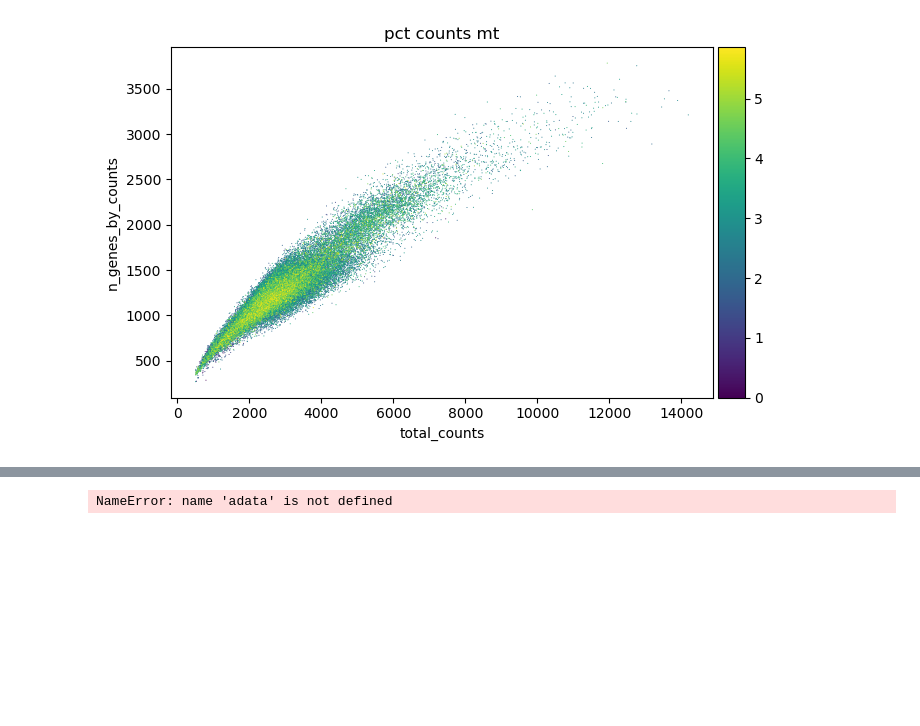
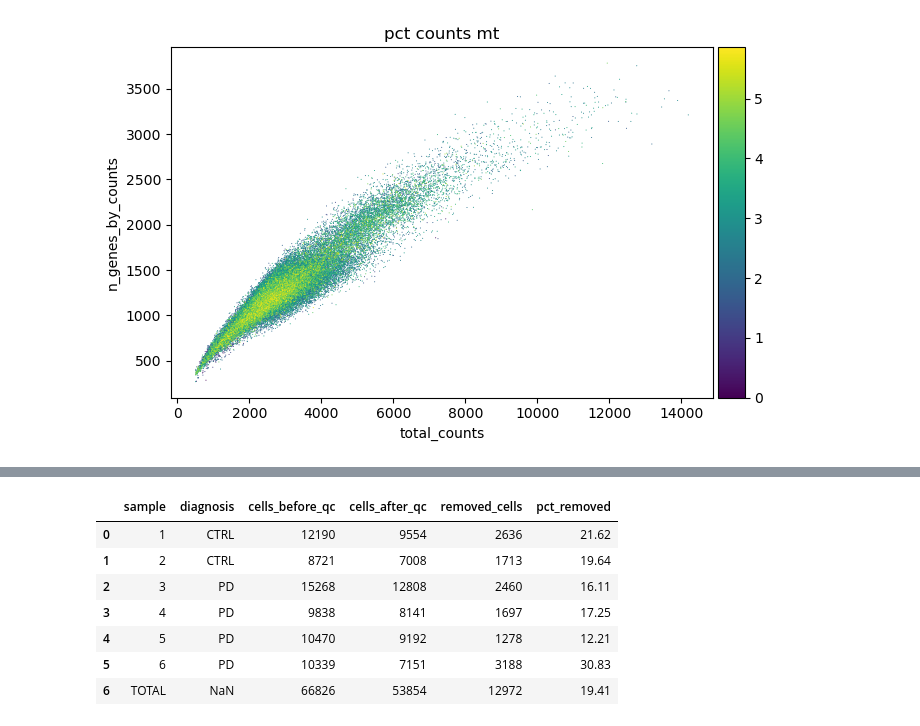
Before and after one commit to zeinabbh/M10, a Jupyter notebook: QC2.ipynb, the cells around one changed output, grey strips where cells are left out. Drawn from its saved outputs; the diff is of its cells as text; code cells hidden in the pictures; blank space fills up the shorter version.

```diff
--- a/QC2.ipynb
+++ b/QC2.ipynb
@@ -266,6 +329,59 @@ adata = adata[~adata.obs['predicted_doublet']].copy() # should I leave these in
 # %%
 # Save dataset
 
+ad.settings.allow_write_nullable_strings = True
 adata.write("/rds/general/user/ztb25/home/PBMC_datasets/1/QC_rawcounts.h5ad")
-# %% [output]
-NameError: name 'adata' is not defined
+# %%
+# create and export summary table of number of samples/cells per sample before and after filtering
+
+summary_table = pd.concat(
+    [
+    cells_per_sample_before,
+    # doublets_predicted,
+    cells_per_sample_after
+    ],
+    axis=1
+).astype(int)
+
+# derive removal columns
+summary_table["removed_cells"] = (summary_table["cells_before_qc"] - summary_table["cells_after_qc"])
+summary_table["pct_removed"] = (
+    100 * summary_table["removed_cells"] / summary_table["cells_before_qc"]
+).round(2)
+
+summary_table = summary_table.reset_index()  # makes "sample" a normal column
+
+# add diagnosis
+diag_map = adata.obs[["sample", "diagnosis"]].drop_duplicates()
+summary_table = summary_table.merge(diag_map, on="sample", how="left")
+
+total_row = pd.DataFrame([{
+    "sample": "TOTAL",
+    "cells_before_qc": summary_table["cells_before_qc"].sum(),
+    # "doublets_predicted": summary_table["doublets_predicted"].sum(),
+    "cells_after_qc": summary_table["cells_after_qc"].sum(),
+    "removed_cells": summary_table["removed_cells"].sum(),
+    "pct_removed": round(
+        100 * summary_table["removed_cells"].sum() / summary_table["cells_before_qc"].sum(), 2
+    )
+}])
+
+summary_table = pd.concat([summary_table, total_row], axis=0, ignore_index=True)
+
+#reorder columns
+summary_table = summary_table[
+    ["sample", "diagnosis", "cells_before_qc", "cells_after_qc", "removed_cells", "pct_removed"]
+]
+
+summary_table.to_csv("/rds/general/user/ztb25/home/PBMC_datasets/1/QC_summary_table.csv", index=False)
+# %%
+summary_table # fix column names maybe
+# %% [output]
+|  | sample | diagnosis | cells_before_qc | cells_after_qc | removed_cells | pct_removed |
+| 0 | 1 | CTRL | 12190 | 9554 | 2636 | 21.62 |
+| 1 | 2 | CTRL | 8721 | 7008 | 1713 | 19.64 |
+| 2 | 3 | PD | 15268 | 12808 | 2460 | 16.11 |
+| 3 | 4 | PD | 9838 | 8141 | 1697 | 17.25 |
+| 4 | 5 | PD | 10470 | 9192 | 1278 | 12.21 |
+| 5 | 6 | PD | 10339 | 7151 | 3188 | 30.83 |
+| 6 | TOTAL | NaN | 66826 | 53854 | 12972 | 19.41 |
```
Also changed, not shown: parts of 18 cells of this notebook.
